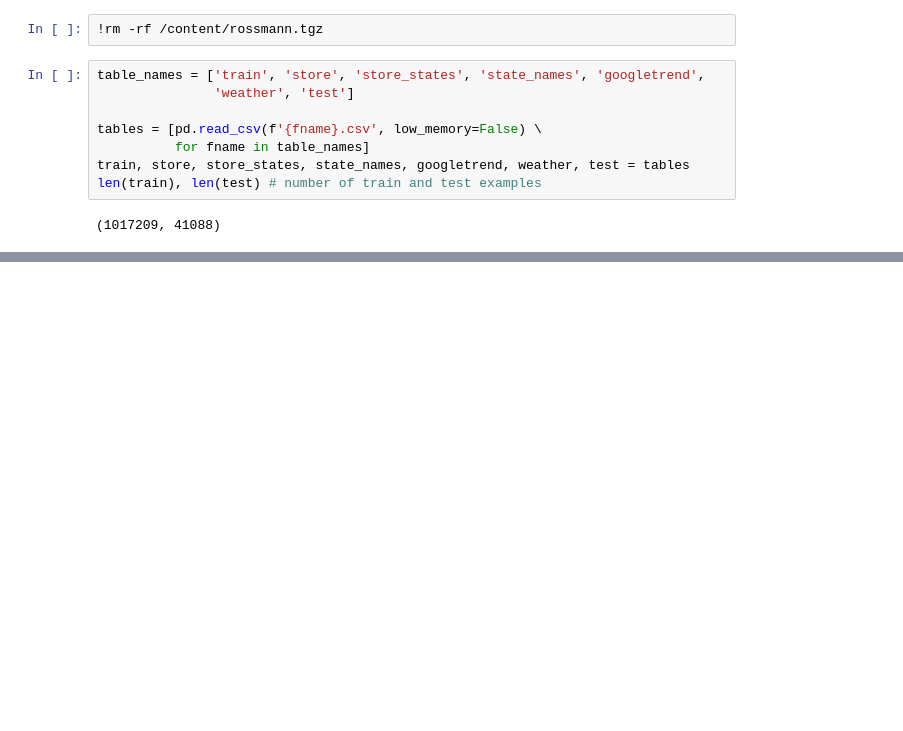
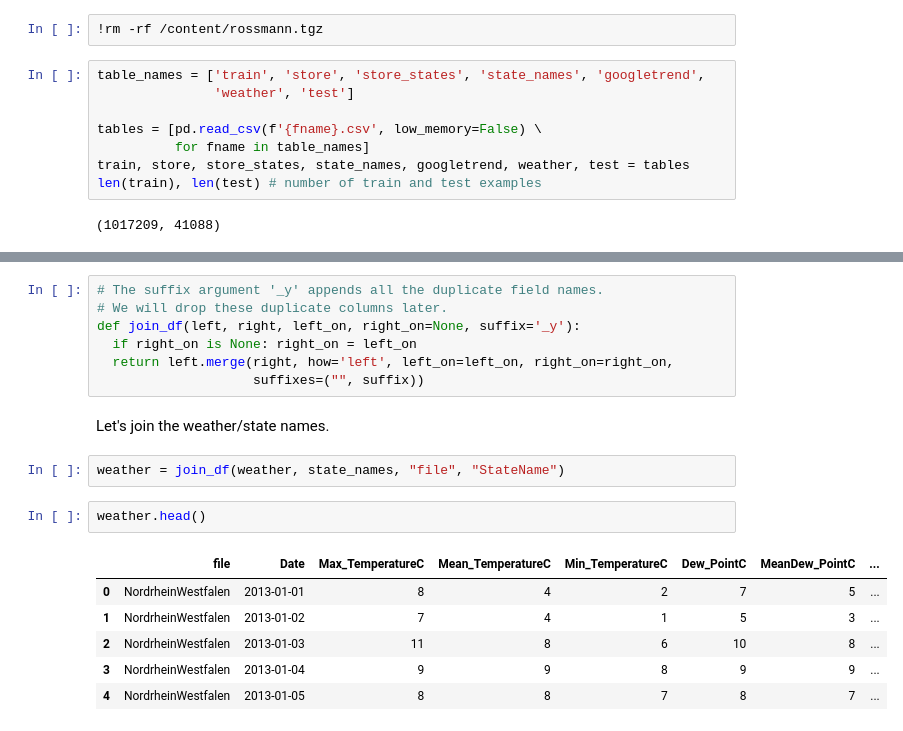
Before and after one commit to JayThibs/Machine-Learning-With-Tabular-Data, a Jupyter notebook: Rossman_Store_Sales_Tabular_Data.ipynb, the cells around one changed output, grey strips where cells are left out. Saved outputs shown, nothing was run; the diff lists cells and outputs as text; blank space fills up the shorter version.

```diff
--- a/Rossman_Store_Sales_Tabular_Data.ipynb
+++ b/Rossman_Store_Sales_Tabular_Data.ipynb
@@ -53,0 +89,20 @@ len(train), len(test) # number of train and test examples
+# %%
+# The suffix argument '_y' appends all the duplicate field names.
+# We will drop these duplicate columns later.
+def join_df(left, right, left_on, right_on=None, suffix='_y'):
+  if right_on is None: right_on = left_on
+  return left.merge(right, how='left', left_on=left_on, right_on=right_on,
+                    suffixes=("", suffix))
+# %% [markdown]
+Let's join the weather/state names.
+# %%
+weather = join_df(weather, state_names, "file", "StateName")
+# %%
+weather.head()
+# %% [output]
+|  | file | Date | Max_TemperatureC | Mean_TemperatureC | Min_TemperatureC | Dew_PointC | MeanDew_PointC | ... |
+| 0 | NordrheinWestfalen | 2013-01-01 | 8 | 4 | 2 | 7 | 5 | ... |
+| 1 | NordrheinWestfalen | 2013-01-02 | 7 | 4 | 1 | 5 | 3 | ... |
+| 2 | NordrheinWestfalen | 2013-01-03 | 11 | 8 | 6 | 10 | 8 | ... |
+| 3 | NordrheinWestfalen | 2013-01-04 | 9 | 9 | 8 | 9 | 9 | ... |
+| 4 | NordrheinWestfalen | 2013-01-05 | 8 | 8 | 7 | 8 | 7 | ... |
```
Also changed, not shown: parts of 37 cells of this notebook.
